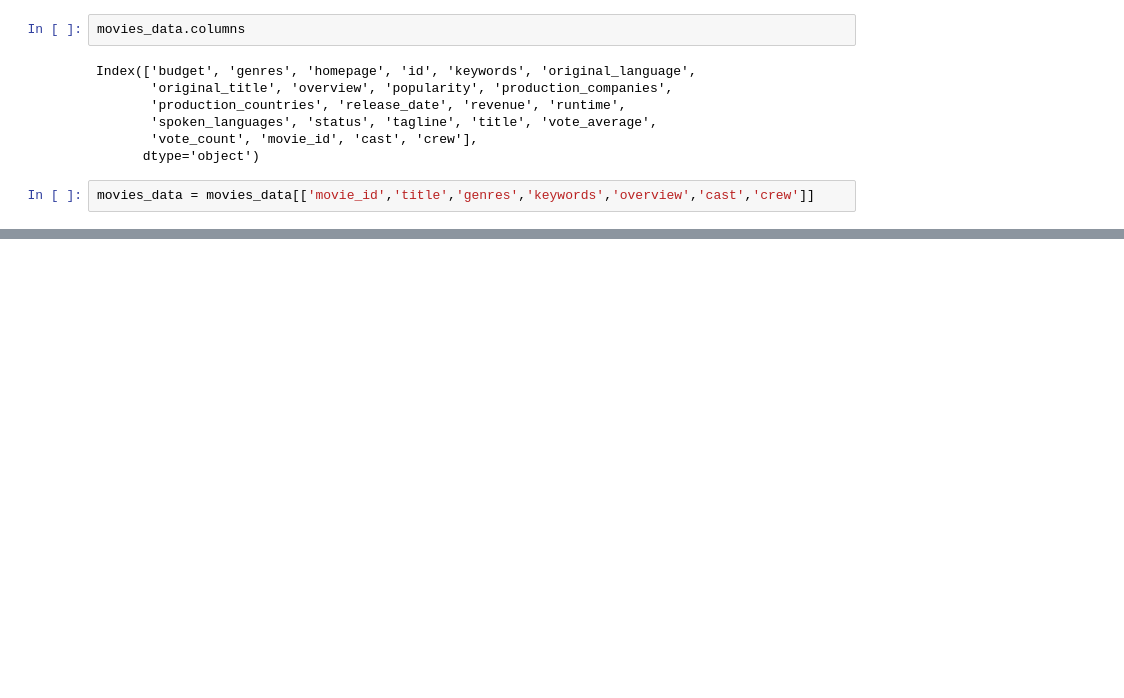
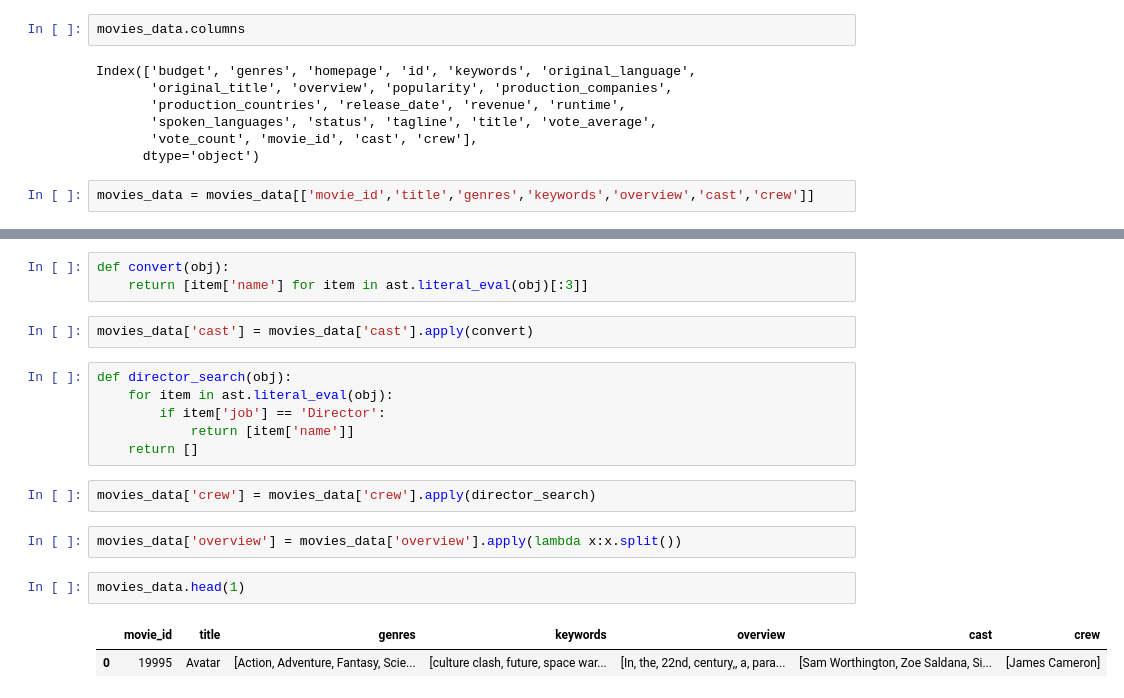
Before and after one commit to Kushal096/Movie_Recommendation, a Jupyter notebook: main.ipynb, the cells around one changed output, grey strips where cells are left out. Saved outputs shown, nothing was run; the diff lists cells and outputs as text; blank space fills up the shorter version.

```diff
--- a/main.ipynb
+++ b/main.ipynb
@@ -25,0 +68,20 @@ array(['In the 22nd century, a paraplegic Marine is dispatched to the moon Pando
+# %%
+def convert(obj):
+    return [item['name'] for item in ast.literal_eval(obj)[:3]]
+# %%
+movies_data['cast'] = movies_data['cast'].apply(convert)
+# %%
+def director_search(obj):
+    for item in ast.literal_eval(obj):
+        if item['job'] == 'Director':
+            return [item['name']]
+    return []
+# %%
+movies_data['crew'] = movies_data['crew'].apply(director_search)
+# %%
+movies_data['overview'] = movies_data['overview'].apply(lambda x:x.split())
+# %%
+movies_data.head(1)
+# %% [output]
+|  | movie_id | title | genres | keywords | overview | cast | crew |
+| 0 | 19995 | Avatar | [Action, Adventure, Fantasy, Scie... | [culture clash, future, space war... | [In, the, 22nd, century,, a, para... | [Sam Worthington, Zoe Saldana, Si... | [James Cameron] |
```
Also changed, not shown: parts of 10 cells of this notebook.
